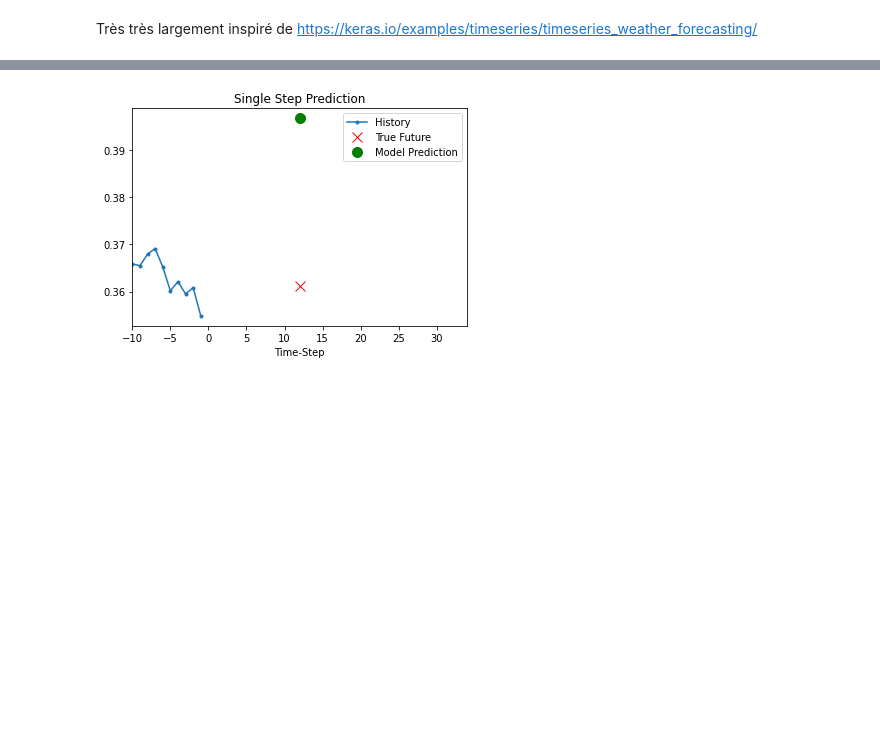
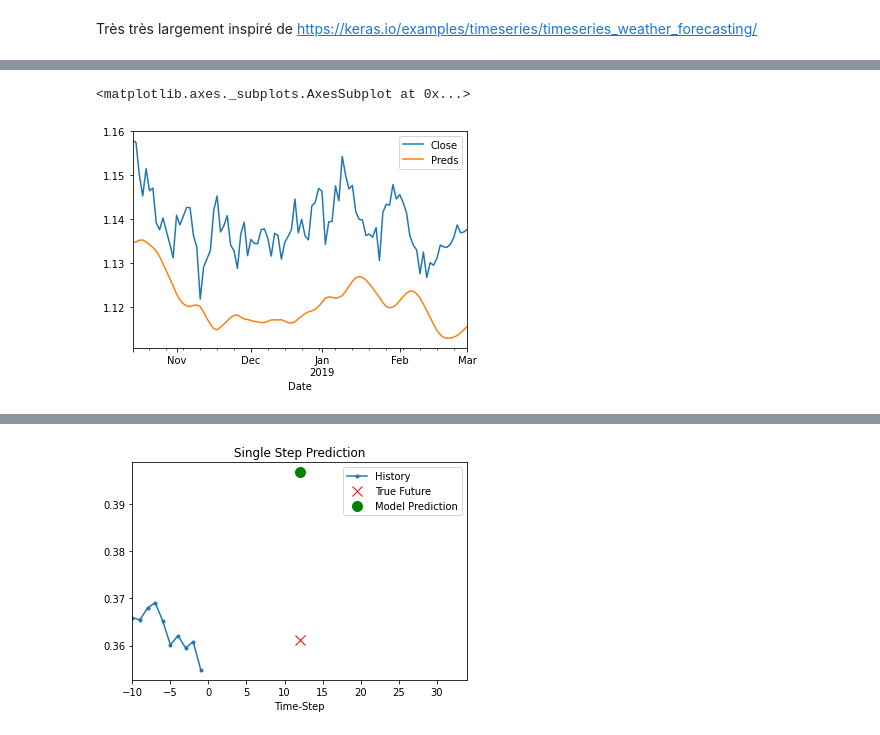
Before and after one commit to Smartsie/Invest, a Jupyter notebook: Invest_with_Currency.ipynb, the cells around one changed output, grey strips where cells are left out. Drawn from its saved outputs; the diff is of its cells as text; code cells hidden in the pictures; blank space fills up the shorter version.

```diff
--- a/Invest_with_Currency.ipynb
+++ b/Invest_with_Currency.ipynb
@@ -745,0 +765,7 @@ KeyboardInterrupt: ignored
+# %%
+results_train=pd.DataFrame(y_train[past:])
+results_train['Preds']=pred_train
+results_train.iloc[-100:].plot()
+# %% [output]
+<matplotlib.axes._subplots.AxesSubplot at 0x...>
+[figure, added]
```
Also changed, not shown: parts of 18 cells of this notebook.
